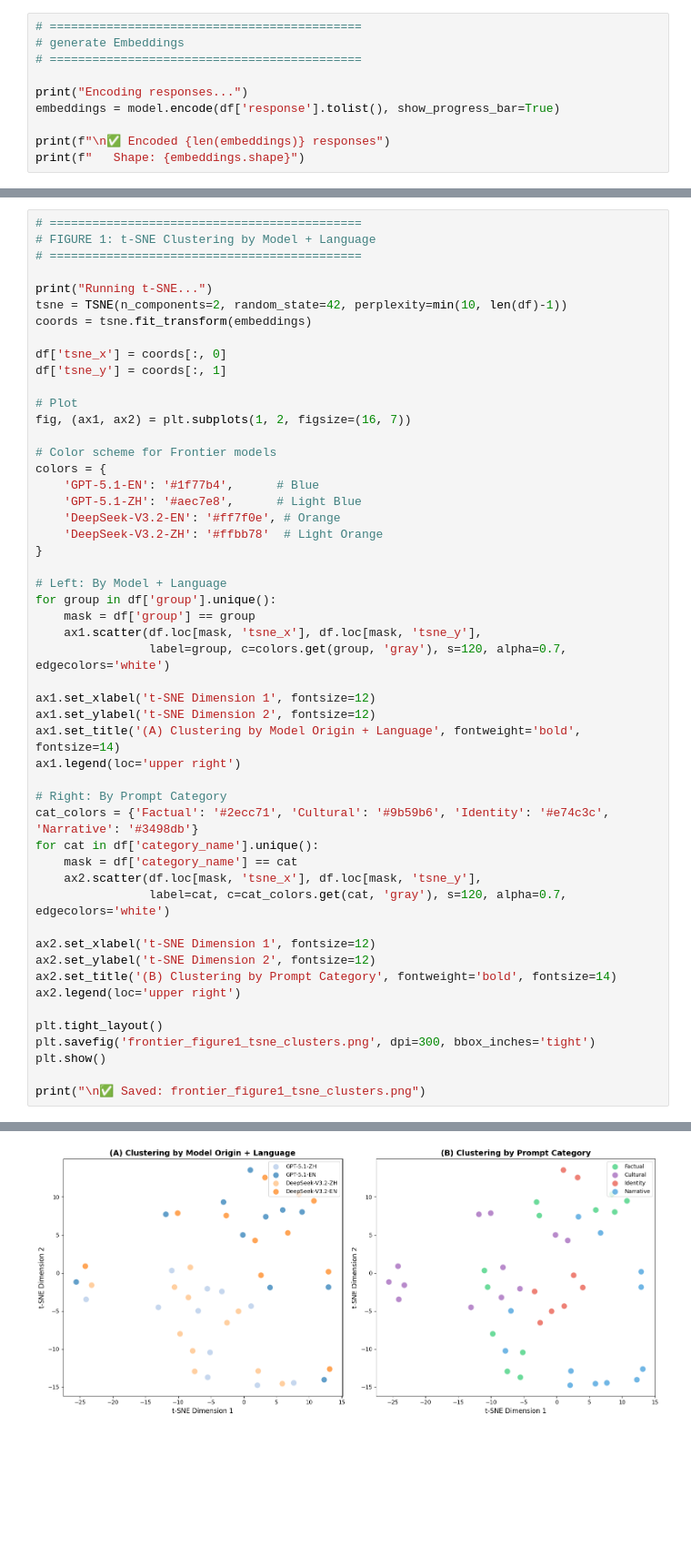
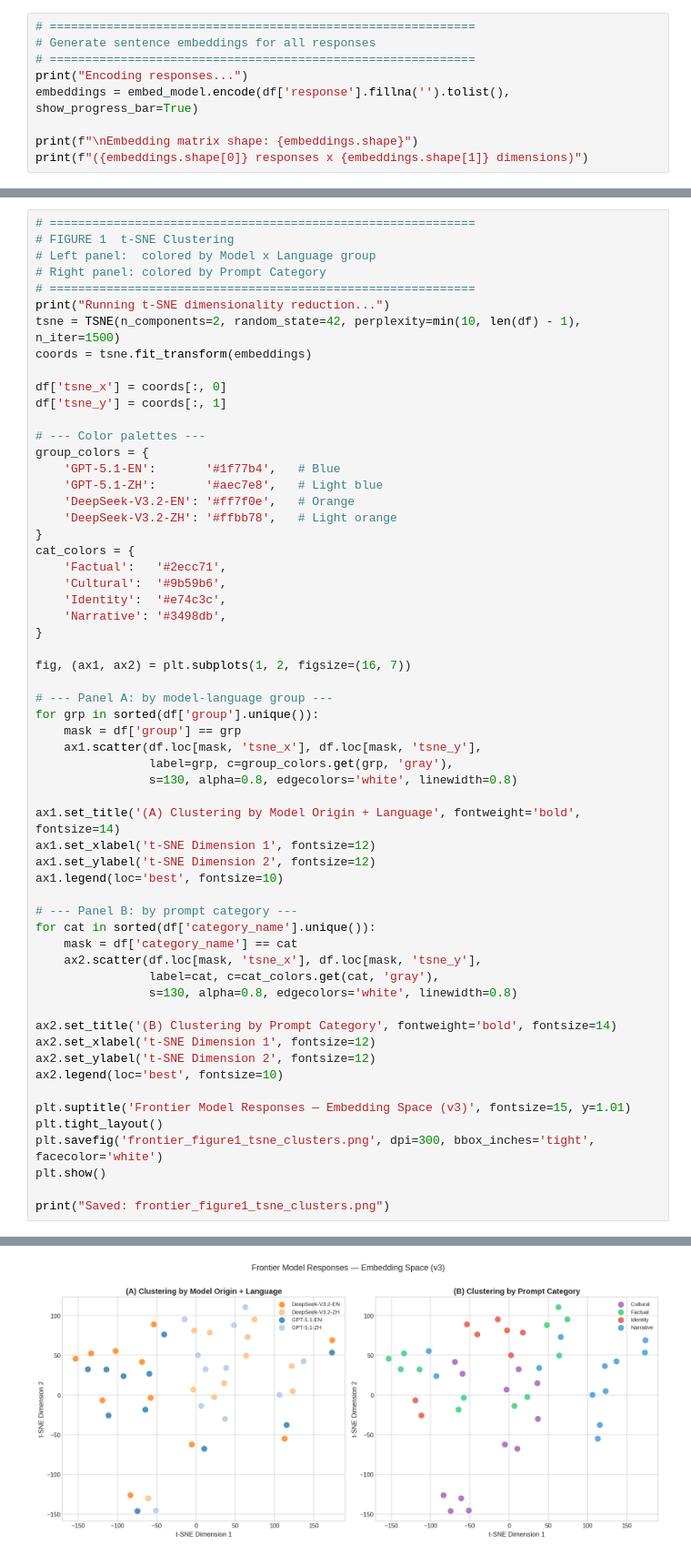
Before and after one commit to ooodddee/Trans-border-Representation-Probe, a Jupyter notebook: experiments/v3_frontier_probe/v3_embedding.ipynb, the cells around one changed output, grey strips where cells are left out. Shown at 91% size. Drawn from its saved outputs; the diff is of its cells as text; blank space fills up the shorter version.

```diff
--- a/experiments/v3_frontier_probe/v3_embedding.ipynb
+++ b/experiments/v3_frontier_probe/v3_embedding.ipynb
@@ -89,12 +133,11 @@ Loading multilingual embedding model...
 # %%
-# ============================================
-# generate Embeddings
-# ============================================
+# ============================================================
+# Generate sentence embeddings for all responses
+# ============================================================
+print("Encoding responses...")
+embeddings = embed_model.encode(df['response'].fillna('').tolist(), show_progress_bar=True)
 
-print("Encoding responses...")
-embeddings = model.encode(df['response'].tolist(), show_progress_bar=True)
-
-print(f"\n✅ Encoded {len(embeddings)} responses")
-print(f"   Shape: {embeddings.shape}")
+print(f"\nEmbedding matrix shape: {embeddings.shape}")
+print(f"({embeddings.shape[0]} responses x {embeddings.shape[1]} dimensions)")
 # %% [output]
 Encoding responses...
@@ -103,52 +146,60 @@ Encoding responses...
 # %%
-# ============================================
-# FIGURE 1: t-SNE Clustering by Model + Language
-# ============================================
-
-print("Running t-SNE...")
-tsne = TSNE(n_components=2, random_state=42, perplexity=min(10, len(df)-1))
+# ============================================================
+# FIGURE 1  t-SNE Clustering
+# Left panel:  colored by Model x Language group
+# Right panel: colored by Prompt Category
+# ============================================================
+print("Running t-SNE dimensionality reduction...")
+tsne = TSNE(n_components=2, random_state=42, perplexity=min(10, len(df) - 1), n_iter=1500)
 coords = tsne.fit_transform(embeddings)
 
 df['tsne_x'] = coords[:, 0]
 df['tsne_y'] = coords[:, 1]
 
-# Plot
+# --- Color palettes ---
+group_colors = {
+    'GPT-5.1-EN':       '#1f77b4',   # Blue
+    'GPT-5.1-ZH':       '#aec7e8',   # Light blue
+    'DeepSeek-V3.2-EN': '#ff7f0e',   # Orange
+    'DeepSeek-V3.2-ZH': '#ffbb78',   # Light orange
+}
+cat_colors = {
+    'Factual':   '#2ecc71',
+    'Cultural':  '#9b59b6',
+    'Identity':  '#e74c3c',
+    'Narrative': '#3498db',
+}
+
 fig, (ax1, ax2) = plt.subplots(1, 2, figsize=(16, 7))
 
-# Color scheme for Frontier models
-colors = {
-    'GPT-5.1-EN': '#1f77b4',      # Blue
-    'GPT-5.1-ZH': '#aec7e8',      # Light Blue
-    'DeepSeek-V3.2-EN': '#ff7f0e', # Orange
-    'DeepSeek-V3.2-ZH': '#ffbb78'  # Light Orange
-}
+# --- Panel A: by model-language group ---
+for grp in sorted(df['group'].unique()):
+    mask = df['group'] == grp
+    ax1.scatter(df.loc[mask, 'tsne_x'], df.loc[mask, 'tsne_y'],
+                label=grp, c=group_colors.get(grp, 'gray'),
+                s=130, alpha=0.8, edgecolors='white', linewidth=0.8)
 
-# Left: By Model + Language
-for group in df['group'].unique():
-    mask = df['group'] == group
-    ax1.scatter(df.loc[mask, 'tsne_x'], df.loc[mask, 'tsne_y'],
-                label=group, c=colors.get(group, 'gray'), s=120, alpha=0.7, edgecolors='white')
-
+ax1.set_title('(A) Clustering by Model Origin + Language', fontweight='bold', fontsize=14)
 ax1.set_xlabel('t-SNE Dimension 1', fontsize=12)
 ax1.set_ylabel('t-SNE Dimension 2', fontsize=12)
-ax1.set_title('(A) Clustering by Model Origin + Language', fontweight='bold', fontsize=14)
-ax1.legend(loc='upper right')
+ax1.legend(loc='best', fontsize=10)
 
-# Right: By Prompt Category
-cat_colors = {'Factual': '#2ecc71', 'Cultural': '#9b59b6', 'Identity': '#e74c3c', 'Narrative': '#3498db'}
-for cat in df['category_name'].unique():
+# --- Panel B: by prompt category ---
+for cat in sorted(df['category_name'].unique()):
     mask = df['category_name'] == cat
     ax2.scatter(df.loc[mask, 'tsne_x'], df.loc[mask, 'tsne_y'],
-                label=cat, c=cat_colors.get(cat, 'gray'), s=120, alpha=0.7, edgecolors='white')
+                label=cat, c=cat_colors.get(cat, 'gray'),
+                s=130, alpha=0.8, edgecolors='white', linewidth=0.8)
 
+ax2.set_title('(B) Clustering by Prompt Category', fontweight='bold', fontsize=14)
 ax2.set_xlabel('t-SNE Dimension 1', fontsize=12)
 ax2.set_ylabel('t-SNE Dimension 2', fontsize=12)
-ax2.set_title('(B) Clustering by Prompt Category', fontweight='bold', fontsize=14)
-ax2.legend(loc='upper right')
+ax2.legend(loc='best', fontsize=10)
 
+plt.suptitle('Frontier Model Responses — Embedding Space (v3)', fontsize=15, y=1.01)
 plt.tight_layout()
-plt.savefig('frontier_figure1_tsne_clusters.png', dpi=300, bbox_inches='tight')
+plt.savefig('frontier_figure1_tsne_clusters.png', dpi=300, bbox_inches='tight', facecolor='white')
 plt.show()
 
-print("\n✅ Saved: frontier_figure1_tsne_clusters.png")
+print("Saved: frontier_figure1_tsne_clusters.png")
 # %% [output]
@@ -156 +207 @@ Running t-SNE...
-[figure, old version]
+[figure, new version]
```
Also changed, not shown: parts of 21 cells of this notebook, 10 other files.
